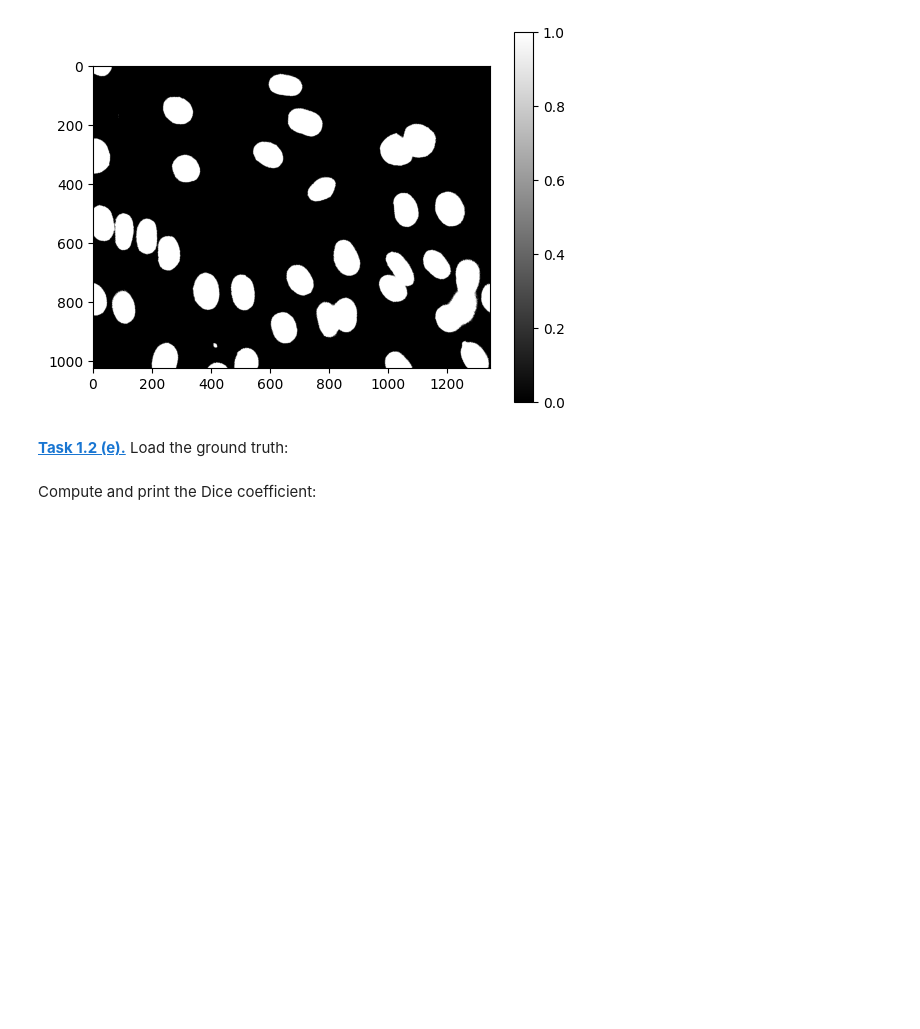
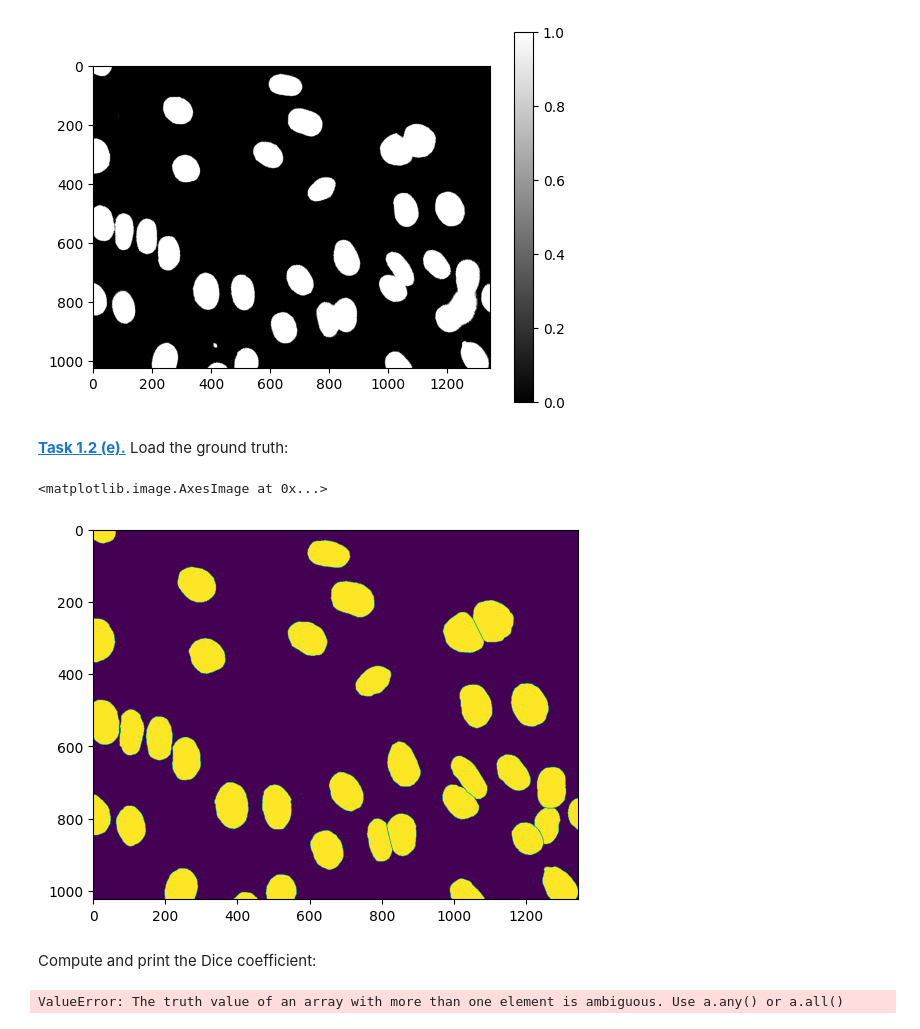
Before and after one commit to CihZyrk/mobi-fs5-python, a Jupyter notebook: segm_threshold.ipynb, the cells around one changed output. Saved outputs shown, nothing was run; the diff lists cells and outputs as text; code cells hidden in the pictures; blank space fills up the shorter version.

```diff
--- a/segm_threshold.ipynb
+++ b/segm_threshold.ipynb
@@ -29,5 +29,20 @@ plt.colorbar()
 [figure]
 # %% [markdown]
 **[Task 1.2 (e).]()** Load the ground truth:
+# %%
+G = plt.imread('data/NIH3T3/gt/0.png')
+plt.imshow(G)
+# %% [output]
+<matplotlib.image.AxesImage at 0x...>
+[figure, added]
 # %% [markdown]
 Compute and print the Dice coefficient:
+# %%
+Zähler = (G and binar).sum()
+Nenner1 = G.sum()
+Nenner2 = binar.sum()
+
+dice = 2 * Zähler / Nenner1 + Nenner2
+print(dice)
+# %% [output]
+ValueError: The truth value of an array with more than one element is ambiguous. Use a.any() or a.all()
```
